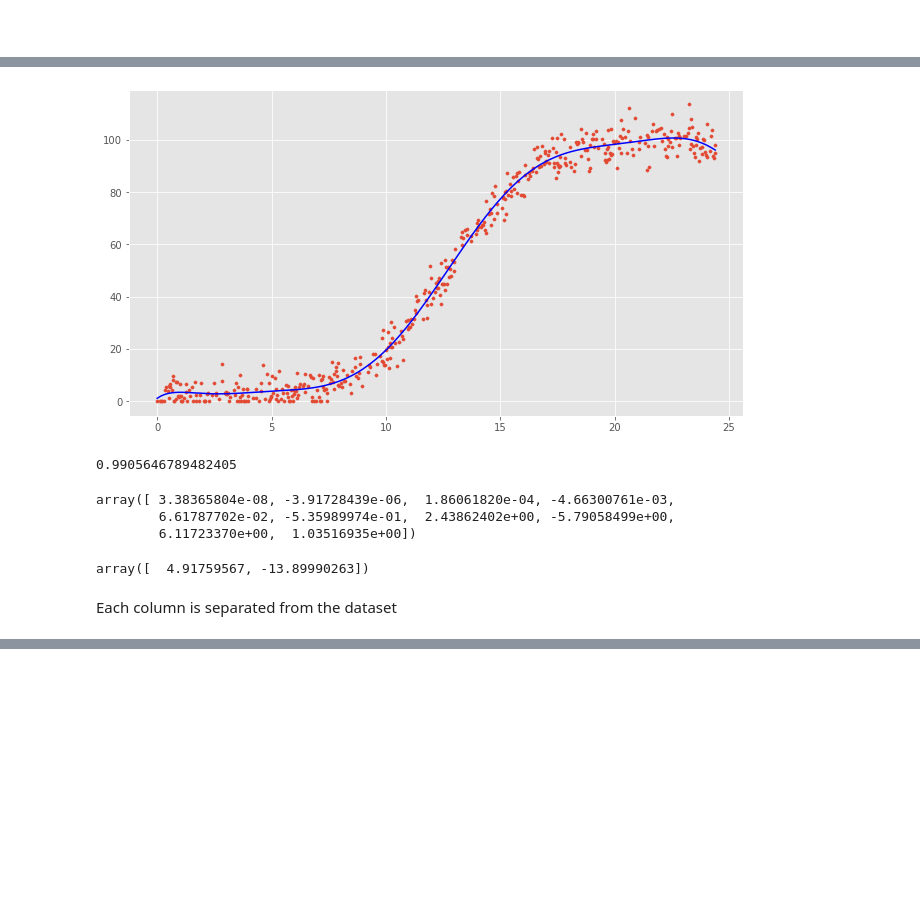
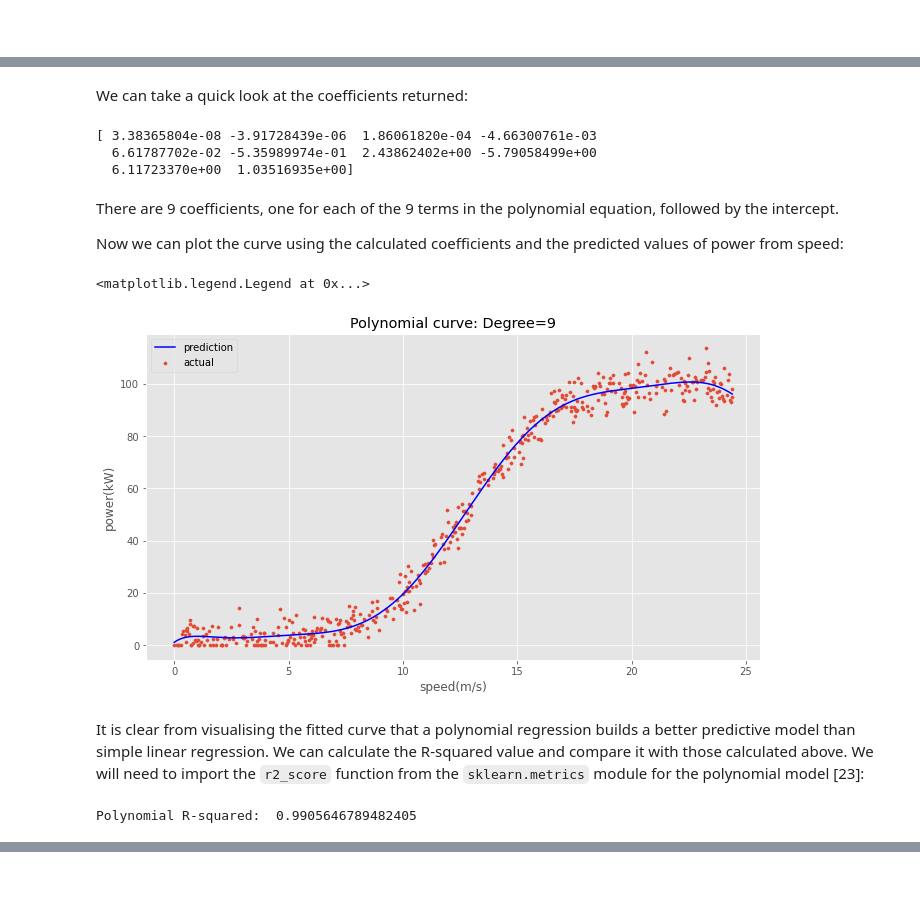
Before and after one commit to colm-o-caoimh/RegressionAnalysis, a Jupyter notebook: FDA_PROJECT2020.ipynb, the cells around one changed output, grey strips where cells are left out. Drawn from its saved outputs; the diff is of its cells as text; code cells hidden in the pictures; blank space fills up the shorter version.

Commit message:
polynomial regression model built and evaluated; general restructuring/cleanup needed

```diff
--- a/FDA_PROJECT2020.ipynb
+++ b/FDA_PROJECT2020.ipynb
@@ -388,29 +392,40 @@ Using the `polyfit()` function once again, we can change the `deg` parameter to
+# %%
+# Call polyfit with degree = 9
+poly_coeffs = np.polyfit(pp_updated.speed, pp_updated.power, deg=9)
+
+# Use poly1d to estimate unknown values
+poly_predict = np.poly1d(poly_coeffs)
+# %% [markdown]
+We can take a quick look at the coefficients returned:
+# %%
+print(poly_coeffs)
+# %% [output]
+[ 3.38365804e-08 -3.91728439e-06  1.86061820e-04 -4.66300761e-03
+  6.61787702e-02 -5.35989974e-01  2.43862402e+00 -5.79058499e+00
+  6.11723370e+00  1.03516935e+00]
+# %% [markdown]
+There are 9 coefficients, one for each of the 9 terms in the polynomial equation, followed by the intercept.
+
+Now we can plot the curve using the calculated coefficients and the predicted values of power from speed:
 # %%
-mymodel = np.poly1d(np.polyfit(pp_updated.speed, pp_updated.power, 9))
+# Plot curve
+plt.scatter(pp_updated.speed, pp_updated.power, label='actual', s=10)
+plt.plot(pp_updated.speed, poly_predict(pp_updated.speed), color='b', label='prediction')
 
-
-plt.scatter(pp_updated.speed, pp_updated.power, s=10)
-plt.plot(pp_updated.speed, mymodel(pp_updated.speed), color='b')
-plt.show()
+plt.title('Polynomial curve: Degree=9')
+plt.xlabel('speed(m/s)')
+plt.ylabel('power(kW)')
+plt.legend()
 # %% [output]
+<matplotlib.legend.Legend at 0x...>
-[figure, old version]
+[figure, new version]
+# %% [markdown]
+It is clear from visualising the fitted curve that a polynomial regression builds a better predictive model than simple linear regression. We can calculate the R-squared value and compare it with those calculated above. We will need to import the `r2_score` function from the `sklearn.metrics` module for the polynomial model [23]:
 # %%
+# Import r-squared function
 from sklearn.metrics import r2_score
 
-
-print(r2_score(pp_updated.power, mymodel(pp_updated.speed)))
+# print r-squared value
+print('Polynomial R-squared: ', r2_score(pp_updated.power, mymodel(pp_updated.speed)))
 # %% [output]
-0.9905646789482405
+Polynomial R-squared:  0.9905646789482405
-# %%
-coeffs9 = np.polyfit(pp_updated.speed, pp_updated.power, 9)
-coeffs9
-# %% [output]
-array([ 3.38365804e-08, -3.91728439e-06,  1.86061820e-04, -4.66300761e-03,
-        6.61787702e-02, -5.35989974e-01,  2.43862402e+00, -5.79058499e+00,
-        6.11723370e+00,  1.03516935e+00])
-# %%
-coeffs
-# %% [output]
-array([  4.91759567, -13.89990263])
-# %% [markdown]
-Each column is separated from the dataset
```
Also changed, not shown: parts of 60 cells of this notebook.
